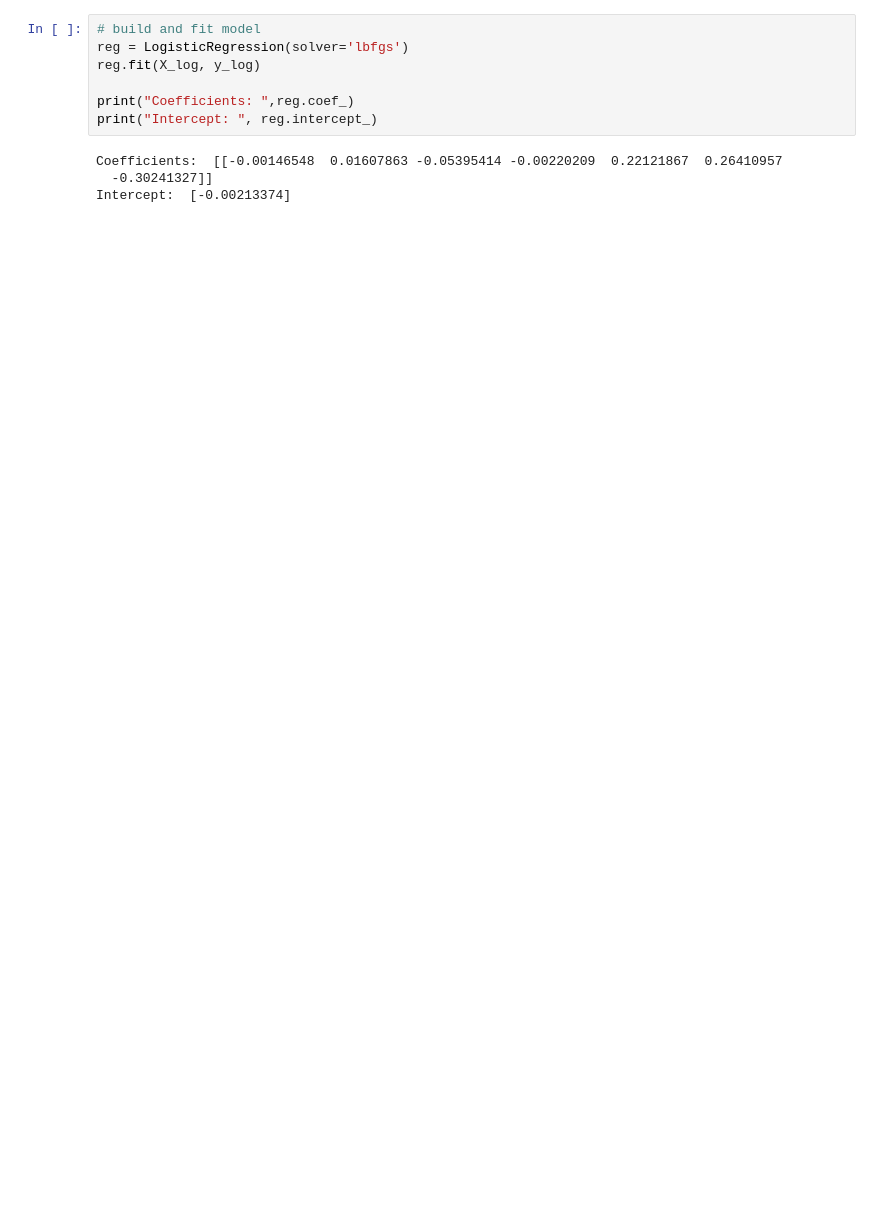
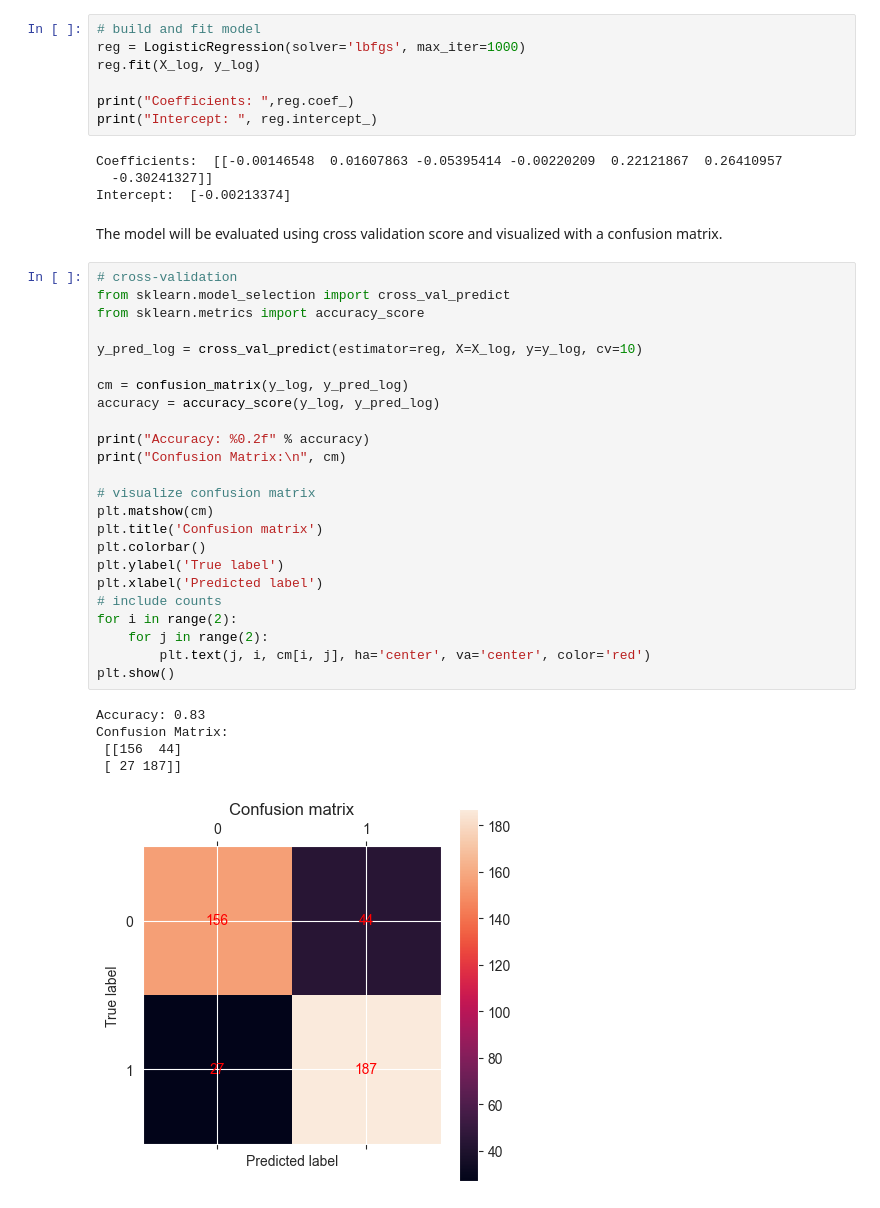
Before and after one commit to WelehoBRUDER/MetropoliaAMK-data-handling, a Jupyter notebook: task-4/main.ipynb, the cells around one changed output. Cells and saved outputs as stored; diff of their text form; blank space fills up the shorter version.

Commit message:
accuracy and confusion

```diff
--- a/task-4/main.ipynb
+++ b/task-4/main.ipynb
@@ -132,7 +132,7 @@ X.head()
 | 4 | -1.694402 | -1.121951 | -1.117223 | -0.549997 | 0.307885 | 0.834188 | ... |
 # %%
 # build and fit model
-reg = LogisticRegression(solver='lbfgs')
+reg = LogisticRegression(solver='lbfgs', max_iter=1000)
 reg.fit(X_log, y_log)
 
 print("Coefficients: ",reg.coef_)
@@ -141,3 +141,35 @@ print("Intercept: ", reg.intercept_)
 Coefficients:  [[-0.00146548  0.01607863 -0.05395414 -0.00220209  0.22121867  0.26410957
   -0.30241327]]
 Intercept:  [-0.00213374]
+# %% [markdown]
+The model will be evaluated using cross validation score and visualized with a confusion matrix.
+# %%
+# cross-validation
+from sklearn.model_selection import cross_val_predict
+from sklearn.metrics import accuracy_score
+
+y_pred_log = cross_val_predict(estimator=reg, X=X_log, y=y_log, cv=10)
+
+cm = confusion_matrix(y_log, y_pred_log)
+accuracy = accuracy_score(y_log, y_pred_log)
+
+print("Accuracy: %0.2f" % accuracy)
+print("Confusion Matrix:\n", cm)
+
+# visualize confusion matrix
+plt.matshow(cm)
+plt.title('Confusion matrix')
+plt.colorbar()
+plt.ylabel('True label')
+plt.xlabel('Predicted label')
+# include counts
+for i in range(2):
+    for j in range(2):
+        plt.text(j, i, cm[i, j], ha='center', va='center', color='red')
+plt.show()
+# %% [output]
+Accuracy: 0.83
+Confusion Matrix:
+ [[156  44]
+ [ 27 187]]
+[figure, added]
```
